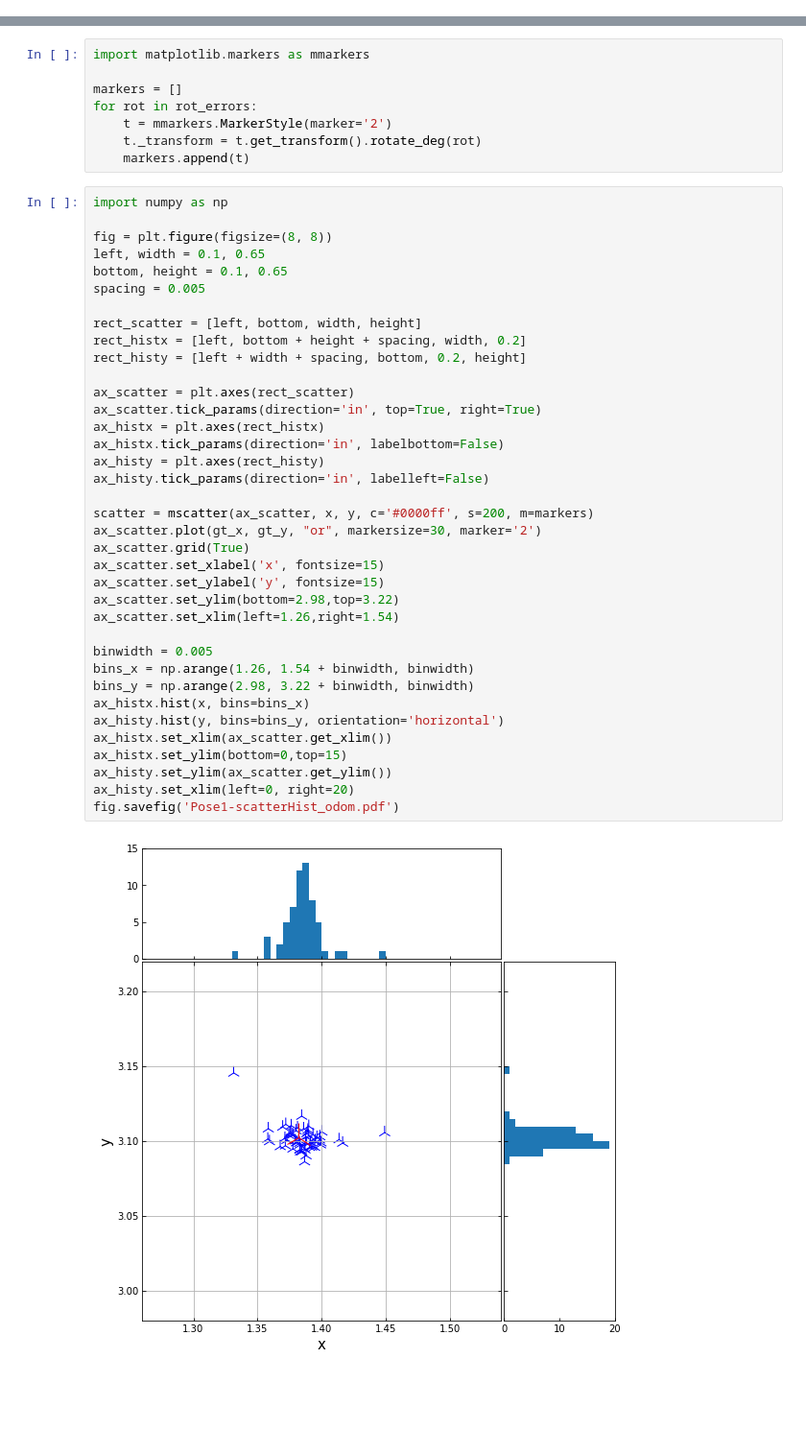
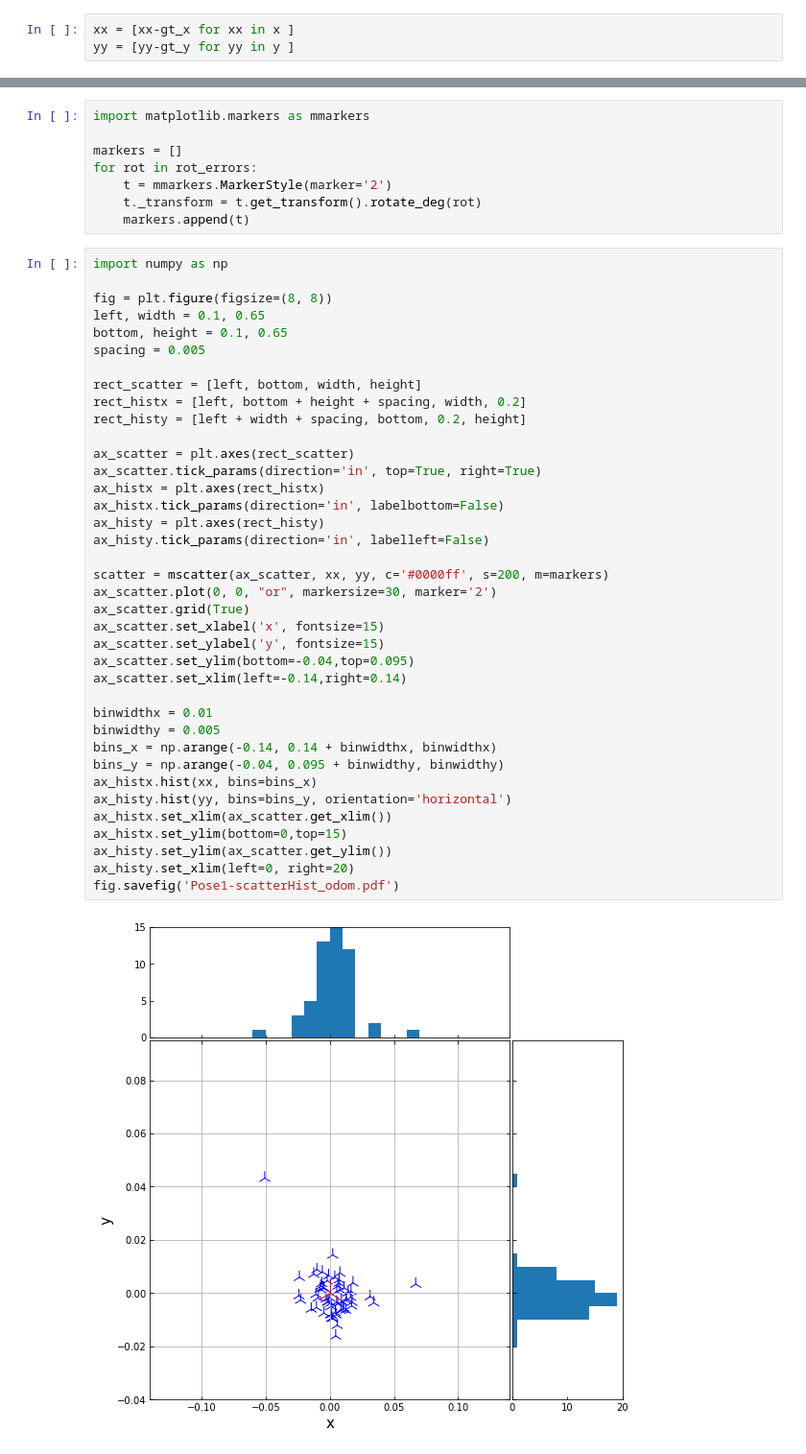
Before and after one commit to kw90/mb_accuracy_tests, a Jupyter notebook: stats/Plot_Odom.Backwards-Method-Straight-[30012020].ipynb, the cells around one changed output, grey strips where cells are left out. Shown: that part at 96% size. Saved outputs shown, nothing was run; the diff lists cells and outputs as text; blank space fills up the shorter version.

Commit message:
Normalize scatter plots

```diff
--- a/stats/Plot_Odom.Backwards-Method-Straight-[30012020].ipynb
+++ b/stats/Plot_Odom.Backwards-Method-Straight-[30012020].ipynb
@@ -32,6 +32,9 @@ for measurement in test_measurements:
 gt_x = manual_measurement['position']['x']
 # %%
 gt_y = manual_measurement['position']['y']
+# %%
+xx = [xx-gt_x for xx in x ]
+yy = [yy-gt_y for yy in y ]
 # %%
 def mscatter(x,y,ax=None, m=None, **kw):
     import matplotlib.markers as mmarkers
@@ -104,39 +105,40 @@ for rot in rot_errors:
 # %%
 import numpy as np
 
 fig = plt.figure(figsize=(8, 8))
 left, width = 0.1, 0.65
 bottom, height = 0.1, 0.65
 spacing = 0.005
 
 rect_scatter = [left, bottom, width, height]
 rect_histx = [left, bottom + height + spacing, width, 0.2]
 rect_histy = [left + width + spacing, bottom, 0.2, height]
 
 ax_scatter = plt.axes(rect_scatter)
 ax_scatter.tick_params(direction='in', top=True, right=True)
 ax_histx = plt.axes(rect_histx)
 ax_histx.tick_params(direction='in', labelbottom=False)
 ax_histy = plt.axes(rect_histy)
 ax_histy.tick_params(direction='in', labelleft=False)
 
-scatter = mscatter(ax_scatter, x, y, c='#0000ff', s=200, m=markers)
-ax_scatter.plot(gt_x, gt_y, "or", markersize=30, marker='2')
+scatter = mscatter(ax_scatter, xx, yy, c='#0000ff', s=200, m=markers)
+ax_scatter.plot(0, 0, "or", markersize=30, marker='2')
 ax_scatter.grid(True)
 ax_scatter.set_xlabel('x', fontsize=15)
 ax_scatter.set_ylabel('y', fontsize=15)
-ax_scatter.set_ylim(bottom=2.98,top=3.22)
-ax_scatter.set_xlim(left=1.26,right=1.54)
+ax_scatter.set_ylim(bottom=-0.04,top=0.095)
+ax_scatter.set_xlim(left=-0.14,right=0.14)
 
-binwidth = 0.005
-bins_x = np.arange(1.26, 1.54 + binwidth, binwidth)
-bins_y = np.arange(2.98, 3.22 + binwidth, binwidth)
-ax_histx.hist(x, bins=bins_x)
-ax_histy.hist(y, bins=bins_y, orientation='horizontal')
+binwidthx = 0.01
+binwidthy = 0.005
+bins_x = np.arange(-0.14, 0.14 + binwidthx, binwidthx)
+bins_y = np.arange(-0.04, 0.095 + binwidthy, binwidthy)
+ax_histx.hist(xx, bins=bins_x)
+ax_histy.hist(yy, bins=bins_y, orientation='horizontal')
 ax_histx.set_xlim(ax_scatter.get_xlim())
 ax_histx.set_ylim(bottom=0,top=15)
 ax_histy.set_ylim(ax_scatter.get_ylim())
 ax_histy.set_xlim(left=0, right=20)
 fig.savefig('Pose1-scatterHist_odom.pdf')
 # %% [output]
-[figure, old version]
+[figure, new version]
```
Also changed, not shown: parts of 1 cell of this notebook, 3 other files.
